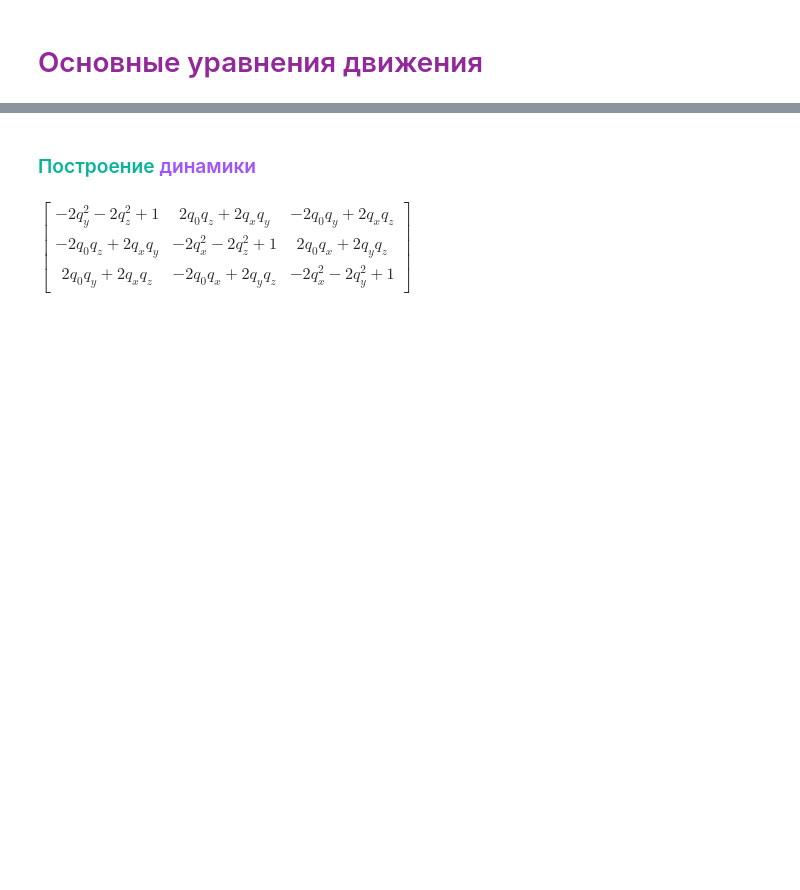
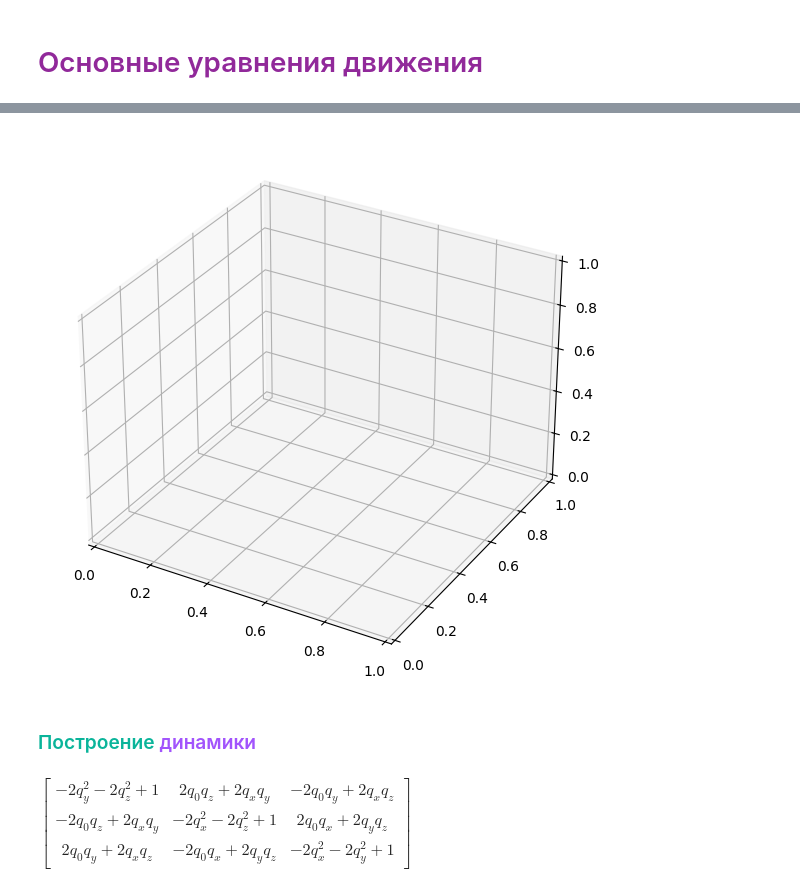
Before and after one commit to CamelCaseAverageEnjoyer/PythonCompendium, a Jupyter notebook: DissertationPhd/advanced dynamic.ipynb, the cells around one changed output, grey strips where cells are left out. Drawn from its saved outputs; the diff is of its cells as text; code cells hidden in the pictures; blank space fills up the shorter version.

```diff
--- a/DissertationPhd/advanced dynamic.ipynb
+++ b/DissertationPhd/advanced dynamic.ipynb
@@ -5,3 +170,20 @@
+# %%
+fig = plt.figure(figsize=(7, 7))
+ax = fig.add_subplot(projection='3d')
+
+t_list = np.linspace(0, 3600, 10)
+
+def animate(n):
+    t = t_list[n]
+    ax = plot_the_earth(ax)
+    ax = plot_reference_frames(ax, txt="ИСК", color="k")
+    ax = plot_reference_frames(ax, txt="ОСК", color="navy")
+    # return line,
+
+anim = animation.FuncAnimation(fig, animate, frames=len(t_list), interval=100)
+plt.show()
+# %% [output]
+[figure, added]
 # %% [markdown]
 ### <span style="color:#0ab49a">Построение</span> <span style="color:#A254FC">динамики</span>
 # %%
```
Also changed, not shown: parts of 8 cells of this notebook, 4 other files.
